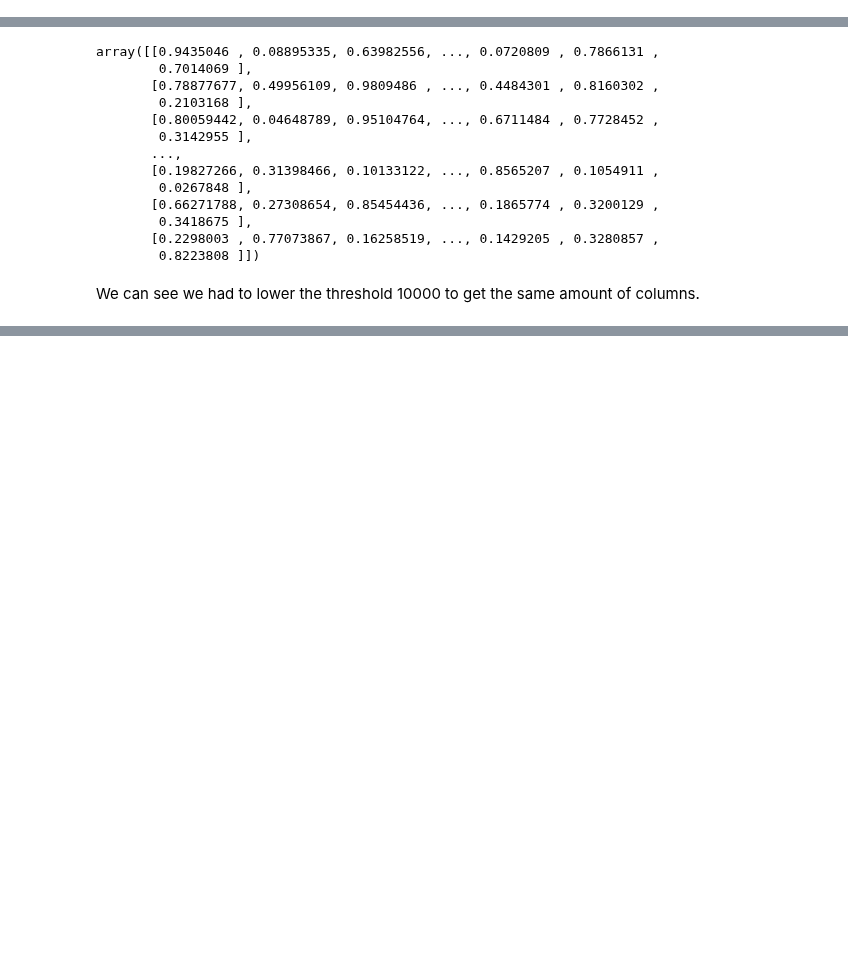
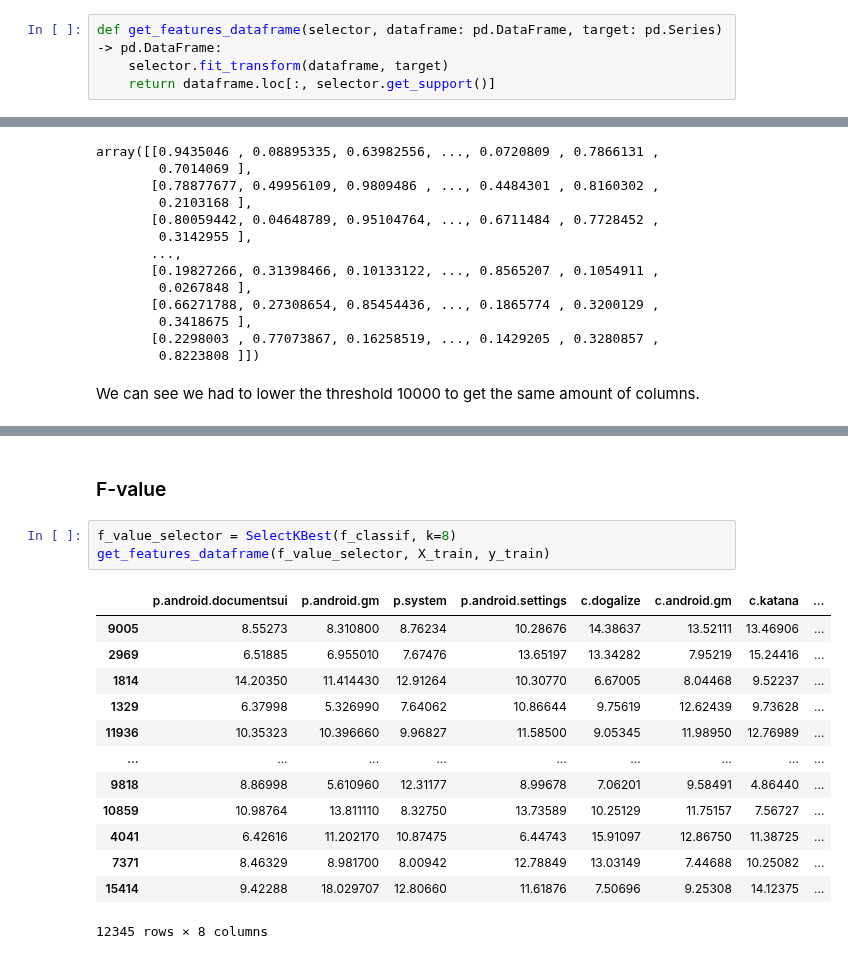
Before and after one commit to MartinH2k3/IAUProject, a Jupyter notebook: Phase2M.ipynb, the cells around one changed output, grey strips where cells are left out. Cells and saved outputs as stored; diff of their text form; blank space fills up the shorter version.

```diff
--- a/Phase2M.ipynb
+++ b/Phase2M.ipynb
@@ -235,3 +284,7 @@ As these aren't all that co-usable, we use them separately without combining the
 # %% [markdown]
 # Phase 2-2: Feature Selection
 We need to figure out which features help best with predicting the target variable. We can use the following methods.
+# %%
+def get_features_dataframe(selector, dataframe: pd.DataFrame, target: pd.Series) -> pd.DataFrame:
+    selector.fit_transform(dataframe, target)
+    return dataframe.loc[:, selector.get_support()]
@@ -275,0 +375,19 @@ We can see we had to lower the threshold 10000 to get the same amount of columns
+# %% [markdown]
+### F-value
+# %%
+f_value_selector = SelectKBest(f_classif, k=8)
+get_features_dataframe(f_value_selector, X_train, y_train)
+# %% [output]
+|  | p.android.documentsui | p.android.gm | p.system | p.android.settings | c.dogalize | c.android.gm | c.katana | ... |
+| 9005 | 8.55273 | 8.310800 | 8.76234 | 10.28676 | 14.38637 | 13.52111 | 13.46906 | ... |
+| 2969 | 6.51885 | 6.955010 | 7.67476 | 13.65197 | 13.34282 | 7.95219 | 15.24416 | ... |
+| 1814 | 14.20350 | 11.414430 | 12.91264 | 10.30770 | 6.67005 | 8.04468 | 9.52237 | ... |
+| 1329 | 6.37998 | 5.326990 | 7.64062 | 10.86644 | 9.75619 | 12.62439 | 9.73628 | ... |
+| 11936 | 10.35323 | 10.396660 | 9.96827 | 11.58500 | 9.05345 | 11.98950 | 12.76989 | ... |
+| ... | ... | ... | ... | ... | ... | ... | ... | ... |
+| 9818 | 8.86998 | 5.610960 | 12.31177 | 8.99678 | 7.06201 | 9.58491 | 4.86440 | ... |
+| 10859 | 10.98764 | 13.811110 | 8.32750 | 13.73589 | 10.25129 | 11.75157 | 7.56727 | ... |
+| 4041 | 6.42616 | 11.202170 | 10.87475 | 6.44743 | 15.91097 | 12.86750 | 11.38725 | ... |
+| 7371 | 8.46329 | 8.981700 | 8.00942 | 12.78849 | 13.03149 | 7.44688 | 10.25082 | ... |
+| 15414 | 9.42288 | 18.029707 | 12.80660 | 11.61876 | 7.50696 | 9.25308 | 14.12375 | ... |
+12345 rows × 8 columns
```
Also changed, not shown: parts of 51 cells of this notebook.
